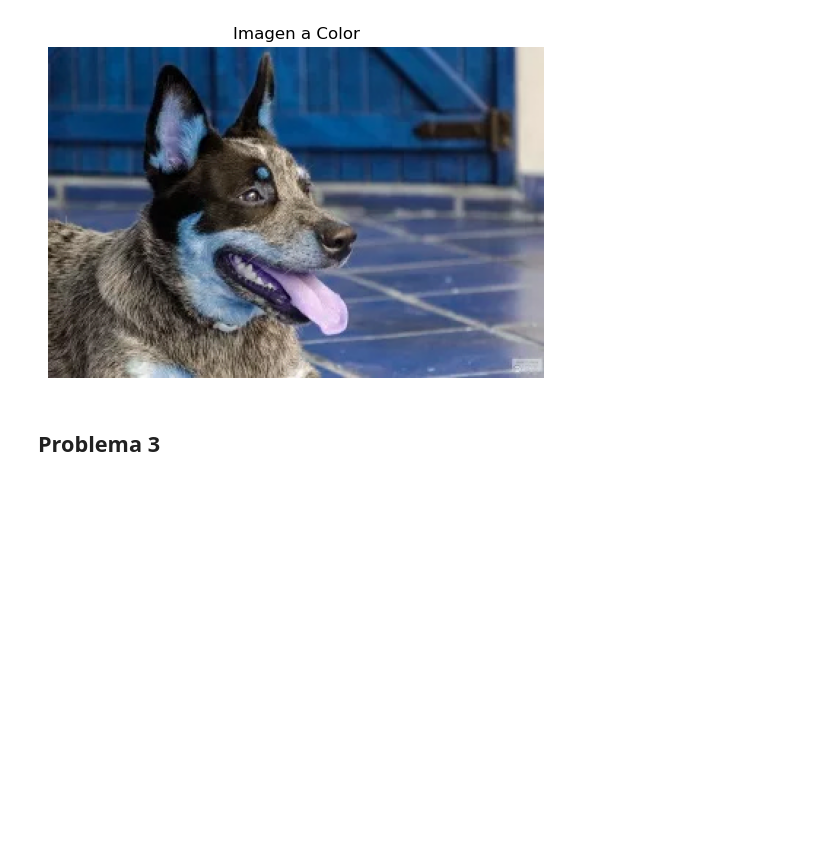
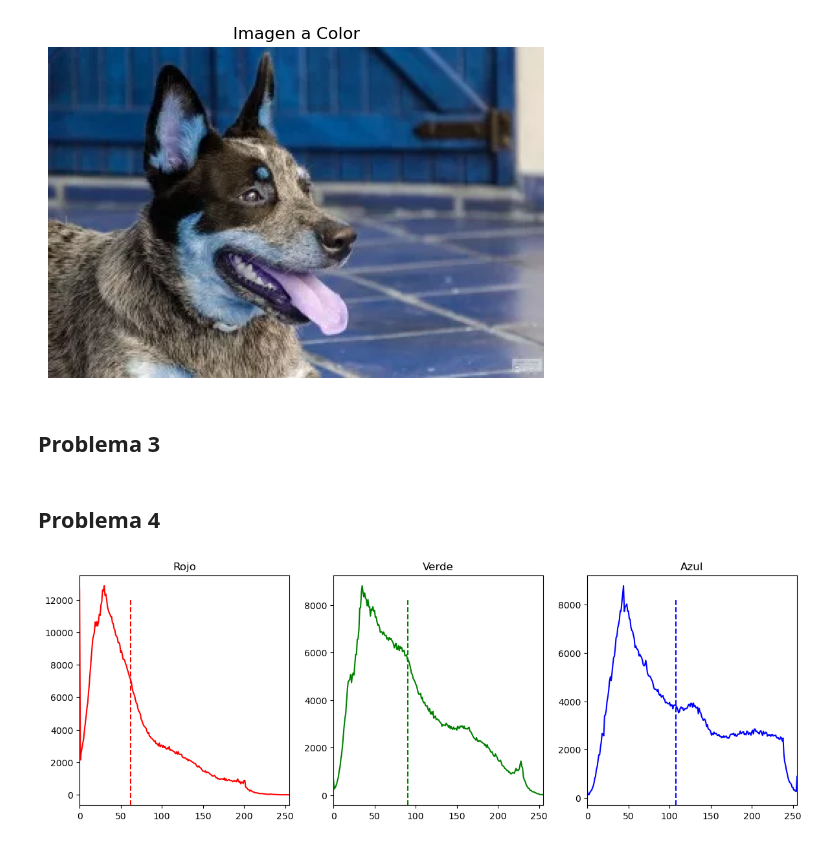
Before and after one commit to cristoforo93/Laboratorio1, a Jupyter notebook: lab1.ipynb, the cells around one changed output. Drawn from its saved outputs; the diff is of its cells as text; code cells hidden in the pictures; blank space fills up the shorter version.

Commit message:
Problema 4
Se completó el problema 4

```diff
--- a/lab1.ipynb
+++ b/lab1.ipynb
@@ -275,3 +275,5 @@ plt.show()
 [figure]
 # %% [markdown]
 ## Problema 3
+# %% [markdown]
+## Problema 4
@@ -277,0 +326,5 @@ plt.show()
+# %%
+imagen = cv2.imread('lotr.jpg')
+histogramas(imagen)
+# %% [output]
+[figure, added]
```
Also changed, not shown: parts of 1 cell of this notebook.
